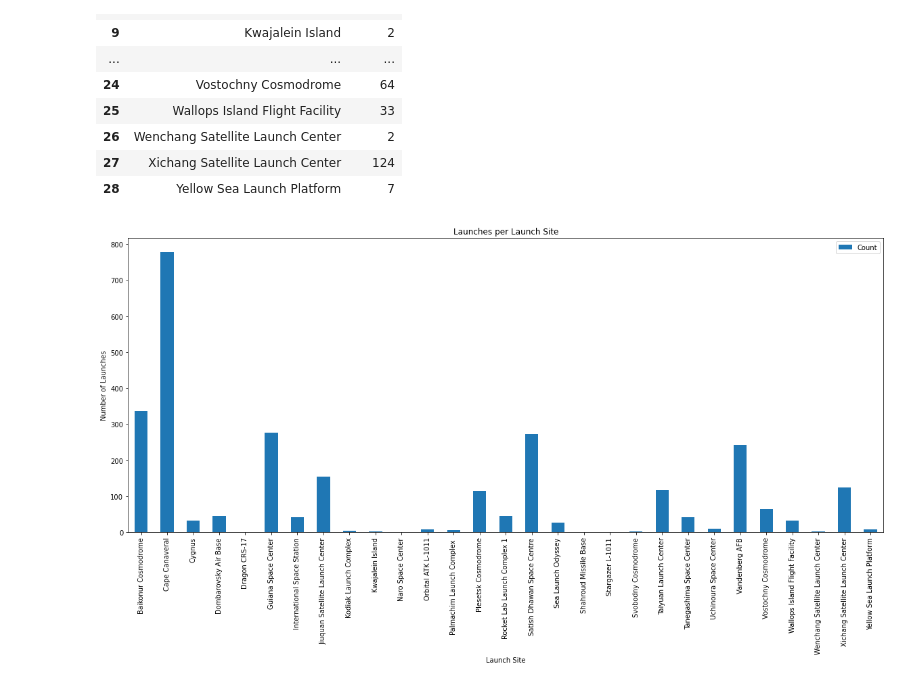
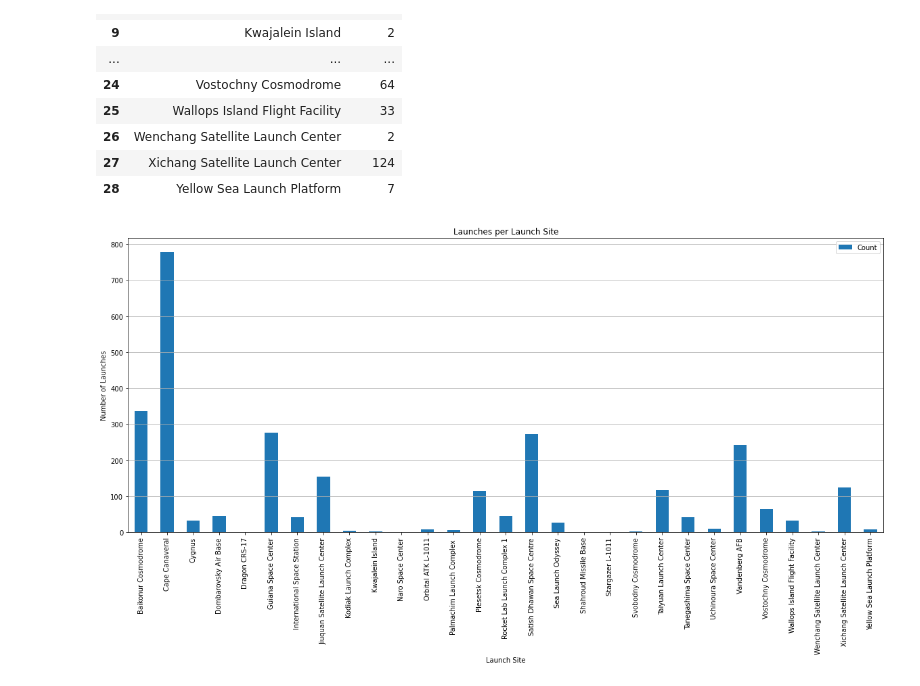
Before and after one commit to jdmerryman88/Worldwide_Satellite_Analysis, a Jupyter notebook: worldwideJustin.ipynb, the cells around one changed output. Cells and saved outputs as stored; diff of their text form; code cells hidden in the pictures.

```diff
--- a/worldwideJustin.ipynb
+++ b/worldwideJustin.ipynb
@@ -337,14 +337,14 @@ cleaned_launch_df
 # %%
 #Creates bar graph with launches per site
 lsb = cleaned_launch_df.plot.bar(x='Launch Site', y='Count', rot=90, figsize=(20, 8),title= 'Launches per Launch Site')
 lsb.set_ylabel("Number of Launches")
 
 
-
+plt.grid(axis='y')
 plt.savefig("Images/Launches_Per_Site_Bar.png")
 plt.show()
 # %% [output]
-[figure, old version]
+[figure, new version]
 # %%
 #Add lat and lng columns to dataframe to be filled
 sites = cleaned_launch_df['Launch Site'].tolist()
```
Also changed, not shown: parts of 8 cells of this notebook, 1 other file.
